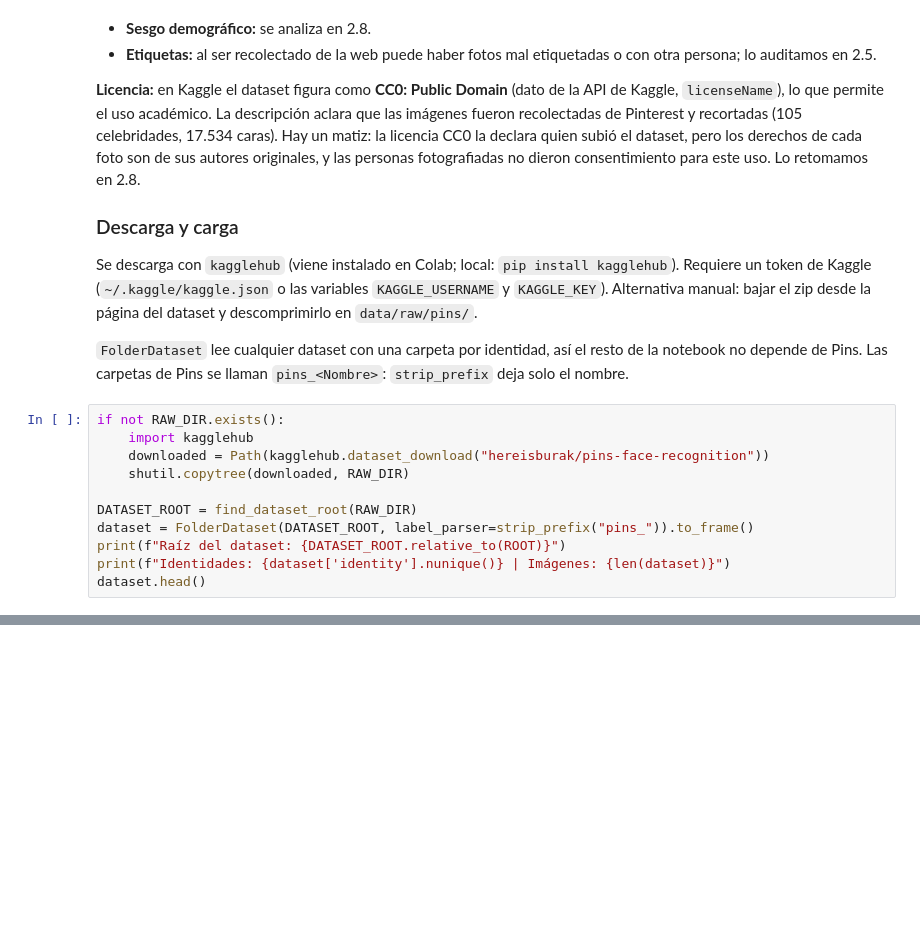
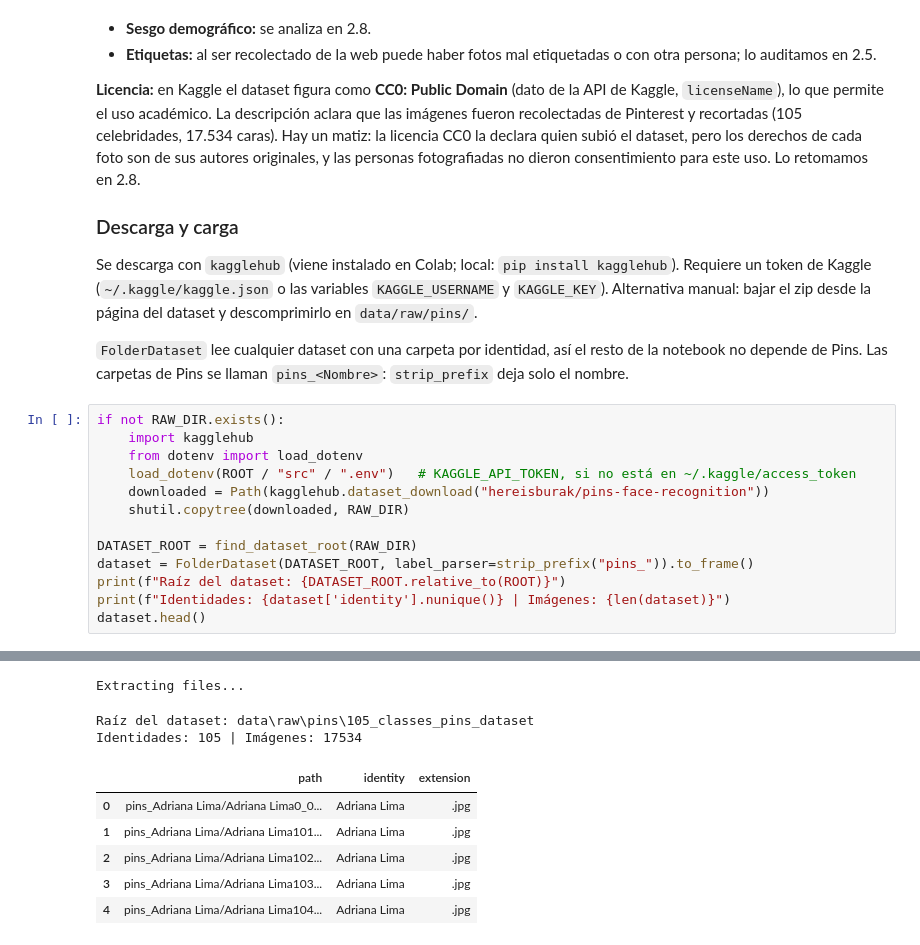
Before and after one commit to valentinlujambio/tuia-face-recognition-app, a Jupyter notebook: 1-pre-processing.ipynb, the cells around one changed output, grey strips where cells are left out. Cells and saved outputs as stored; diff of their text form; blank space fills up the shorter version.

```diff
--- a/1-pre-processing.ipynb
+++ b/1-pre-processing.ipynb
@@ -61,6 +81,8 @@ Se descarga con `kagglehub` (viene instalado en Colab; local: `pip install kaggl
 # %%
 if not RAW_DIR.exists():
     import kagglehub
+    from dotenv import load_dotenv
+    load_dotenv(ROOT / "src" / ".env")   # KAGGLE_API_TOKEN, si no está en ~/.kaggle/access_token
     downloaded = Path(kagglehub.dataset_download("hereisburak/pins-face-recognition"))
     shutil.copytree(downloaded, RAW_DIR)
 
@@ -69,3 +91,4 @@ dataset = FolderDataset(DATASET_ROOT, label_parser=strip_prefix("pins_")).to_fra
 print(f"Raíz del dataset: {DATASET_ROOT.relative_to(ROOT)}")
 print(f"Identidades: {dataset['identity'].nunique()} | Imágenes: {len(dataset)}")
 dataset.head()
+# %% [output]
@@ -71,0 +96,9 @@ dataset.head()
+Extracting files...
+Raíz del dataset: data\raw\pins\105_classes_pins_dataset
+Identidades: 105 | Imágenes: 17534
+|  | path | identity | extension |
+| 0 | pins_Adriana Lima/Adriana Lima0_0... | Adriana Lima | .jpg |
+| 1 | pins_Adriana Lima/Adriana Lima101... | Adriana Lima | .jpg |
+| 2 | pins_Adriana Lima/Adriana Lima102... | Adriana Lima | .jpg |
+| 3 | pins_Adriana Lima/Adriana Lima103... | Adriana Lima | .jpg |
+| 4 | pins_Adriana Lima/Adriana Lima104... | Adriana Lima | .jpg |
```
Also changed, not shown: parts of 15 cells of this notebook, 2 other files.
